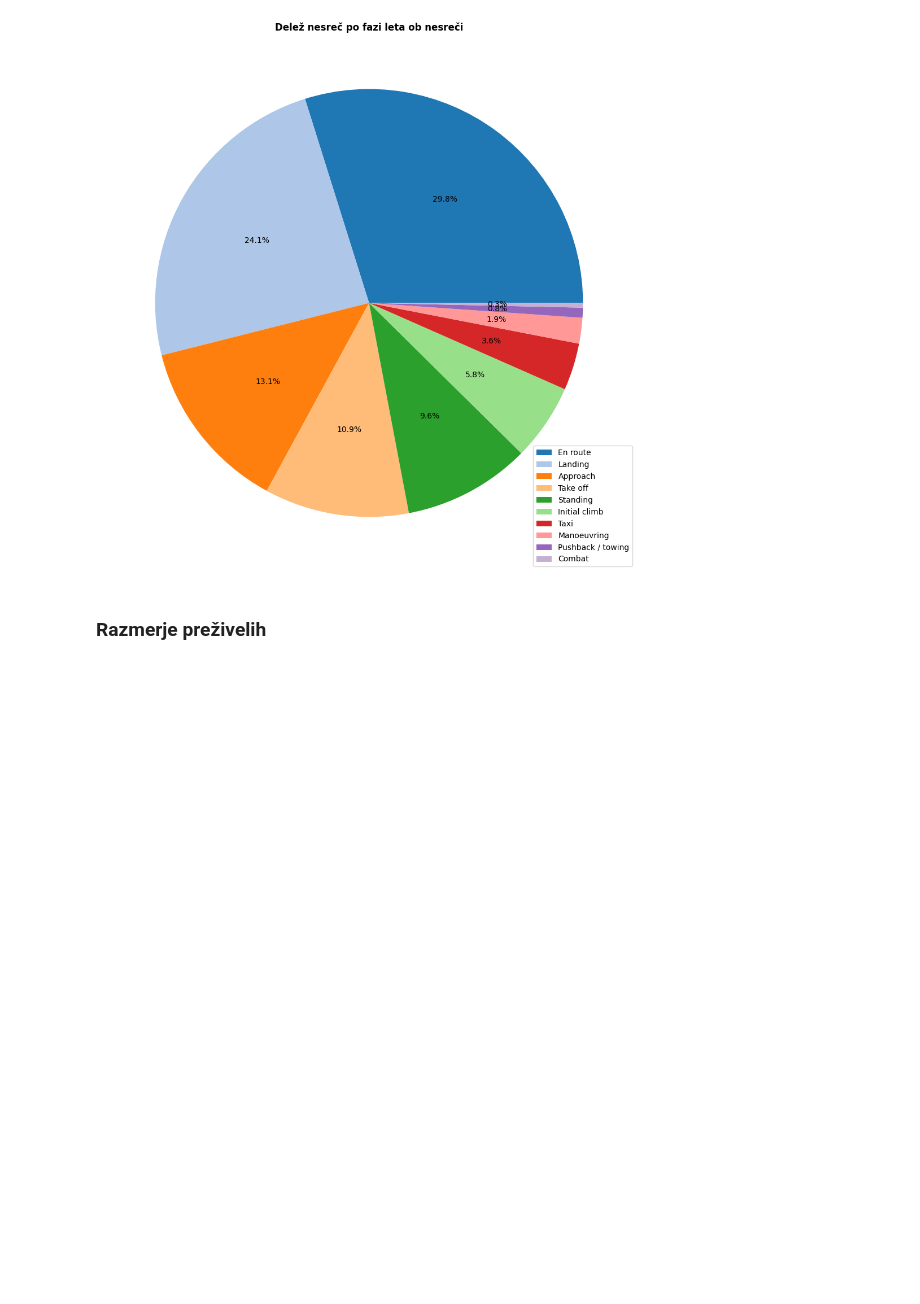
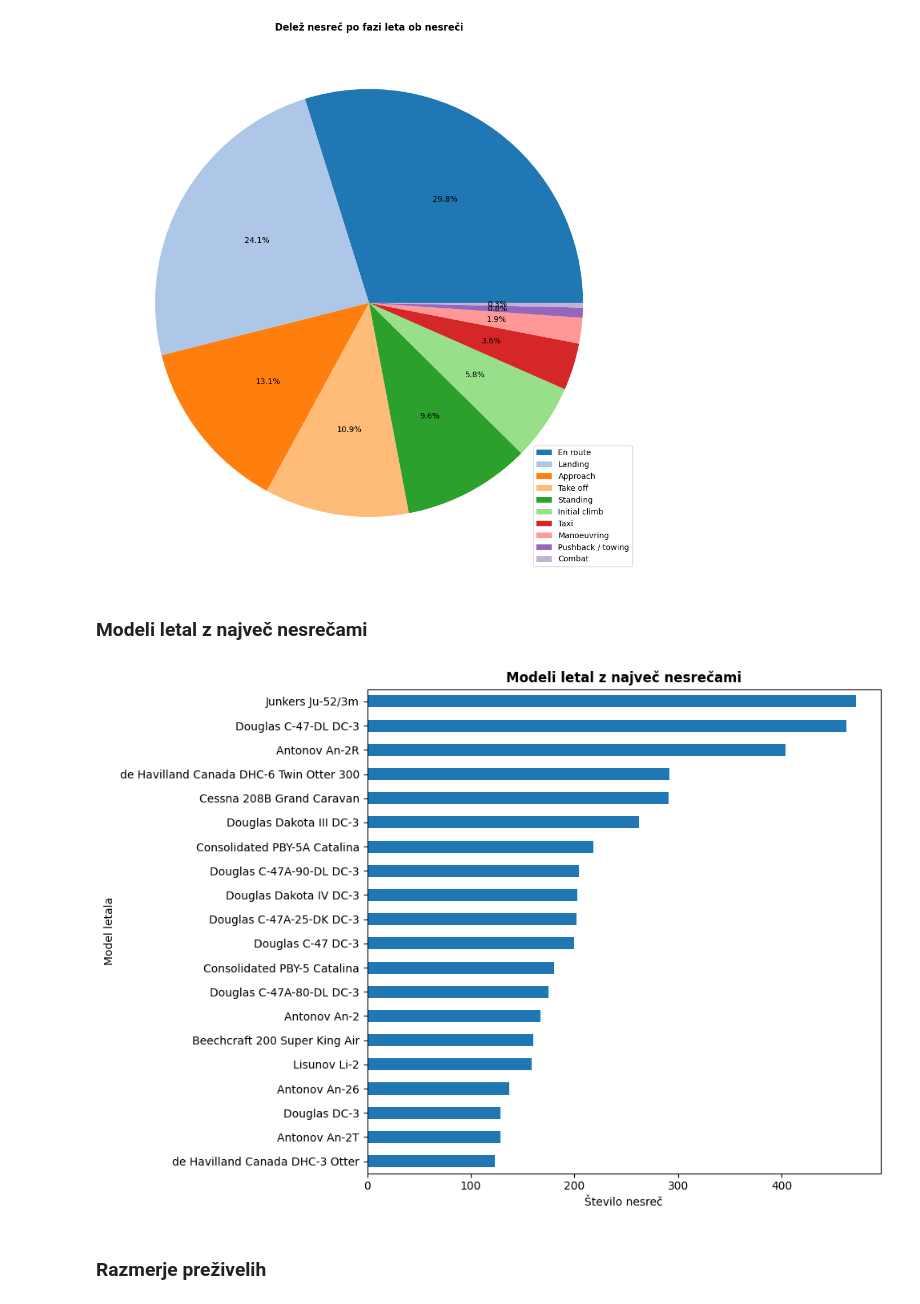
Before and after one commit to kajazefran/Projektna_naloga, a Jupyter notebook: analiza.ipynb, the cells around one changed output. Saved outputs shown, nothing was run; the diff lists cells and outputs as text; code cells hidden in the pictures; blank space fills up the shorter version.

```diff
--- a/analiza.ipynb
+++ b/analiza.ipynb
@@ -107,6 +121,20 @@ plt.legend(faze.index, loc='lower right')
 plt.tight_layout()
 # %% [output]
 [figure]
+# %% [markdown]
+### Modeli letal z največ nesrečami
+# %%
+top_modeli = letalske_nesrece['model_letala'].dropna().value_counts().sort_values(ascending=False).head(20)
+# %%
+top_modeli.plot.barh(figsize=(10, 7))
+plt.title('Modeli letal z največ nesrečami', fontweight='bold')
+plt.xlabel('Število nesreč')
+plt.ylabel('Model letala')
+plt.gca().invert_yaxis()
+plt.tight_layout()
+plt.show()
+# %% [output]
+[figure, added]
 # %% [markdown]
 ### Razmerje preživelih
 # %%
```
Also changed, not shown: parts of 14 cells of this notebook.
